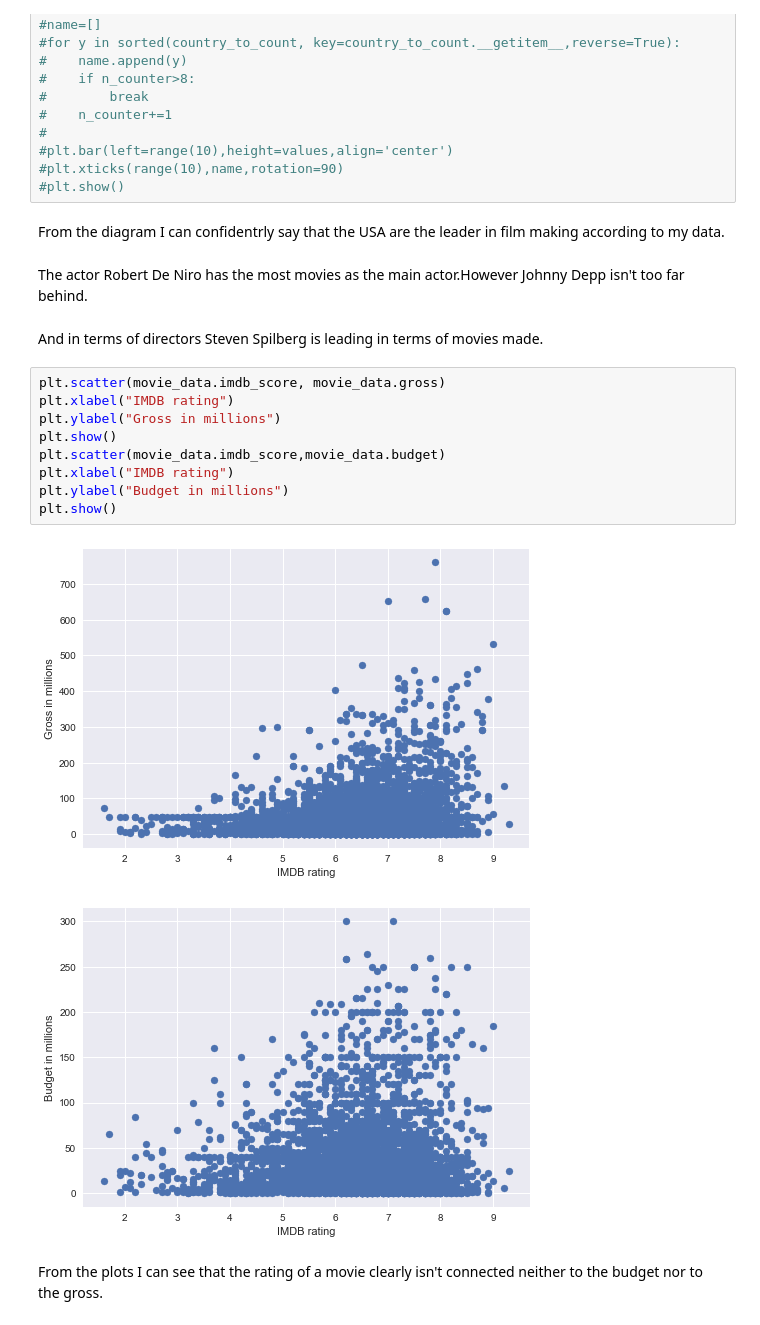
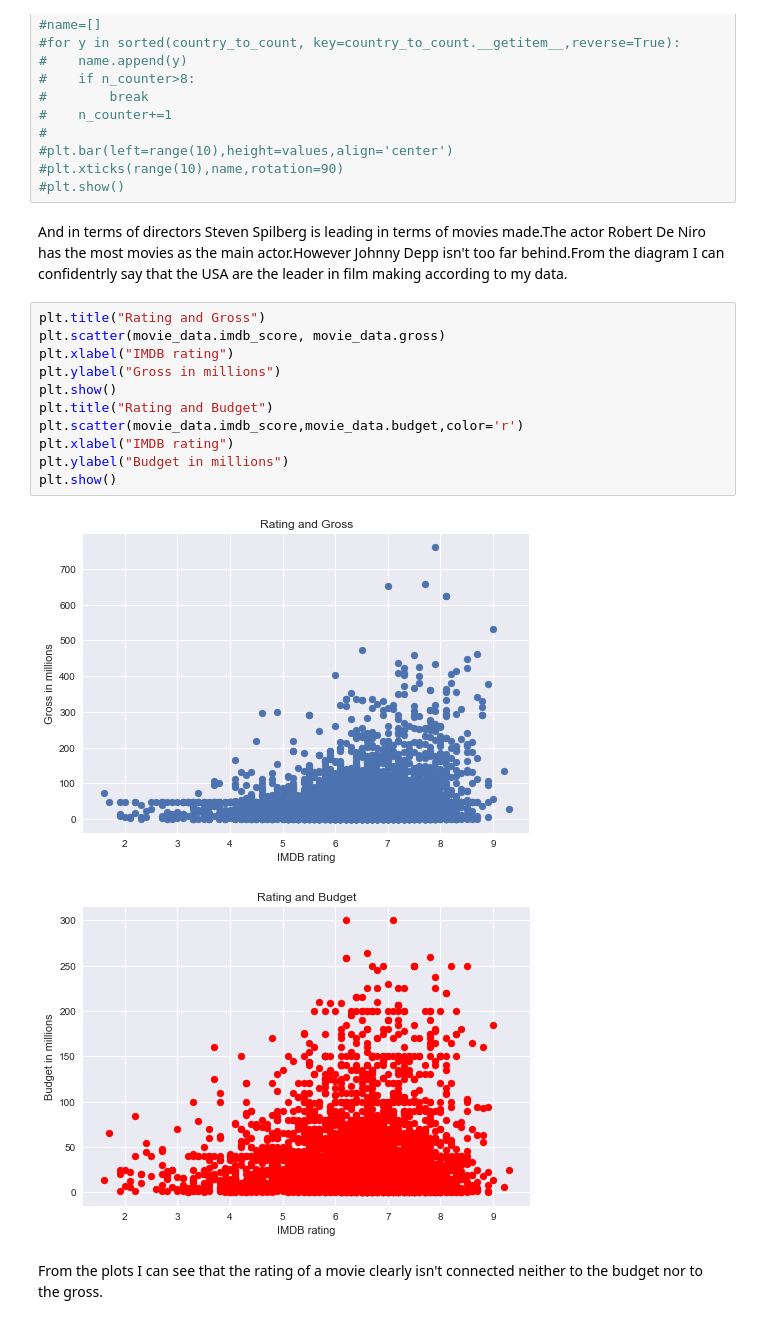
Before and after one commit to SvetozarMateev/Machine-Learning, a Jupyter notebook: Project/Movie ratings predictor.ipynb, the cells around one changed output. Saved outputs shown, nothing was run; the diff lists cells and outputs as text.

```diff
--- a/Project/Movie ratings predictor.ipynb
+++ b/Project/Movie ratings predictor.ipynb
@@ -308,23 +289,21 @@ Clearly the main movie language is English which is logical but is very bad for
 #plt.xticks(range(10),name,rotation=90)
 #plt.show()
 # %% [markdown]
-From the diagram I can confidentrly say that the USA are the leader in film making according to my data.
+And in terms of directors Steven Spilberg is leading in terms of movies made.The actor Robert De Niro has the most movies as the main actor.However Johnny Depp isn't too far behind.From the diagram I can confidentrly say that the USA are the leader in film making according to my data.
-# %% [markdown]
-The actor Robert De Niro has the most movies as the main actor.However Johnny Depp isn't too far behind.
-# %% [markdown]
-And in terms of directors Steven Spilberg is leading in terms of movies made.
 # %%
+plt.title("Rating and Gross")
 plt.scatter(movie_data.imdb_score, movie_data.gross)
 plt.xlabel("IMDB rating")
 plt.ylabel("Gross in millions")
 plt.show()
-plt.scatter(movie_data.imdb_score,movie_data.budget)
+plt.title("Rating and Budget")
+plt.scatter(movie_data.imdb_score,movie_data.budget,color='r')
 plt.xlabel("IMDB rating")
 plt.ylabel("Budget in millions")
 plt.show()
 # %% [output]
-[figure, old version]
+[figure, new version]
-[figure, old version]
+[figure, new version]
 # %% [markdown]
 From the plots I can see that the rating of a movie clearly isn't connected neither to the budget nor to the gross.
 # %%
```
Also changed, not shown: parts of 46 cells of this notebook.
